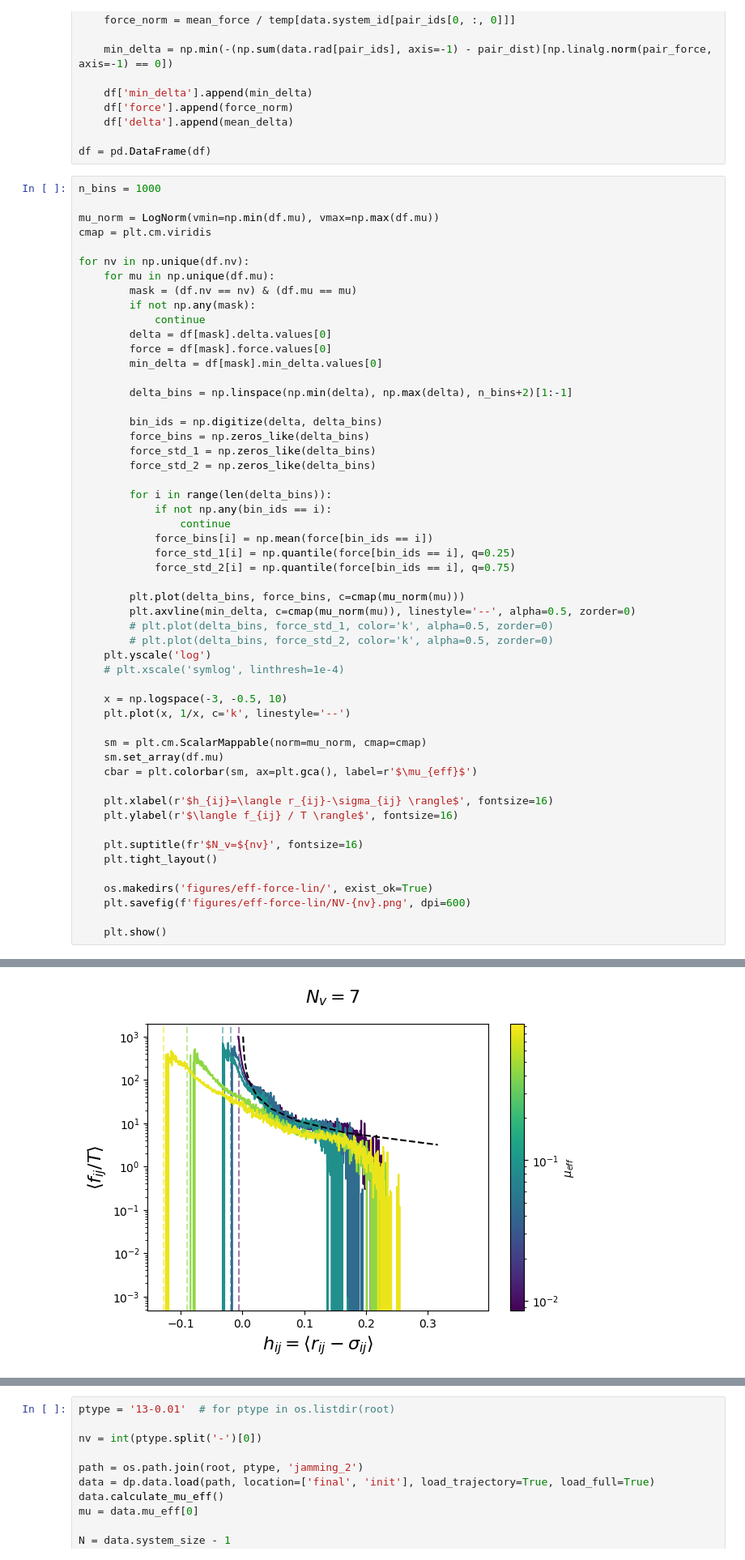
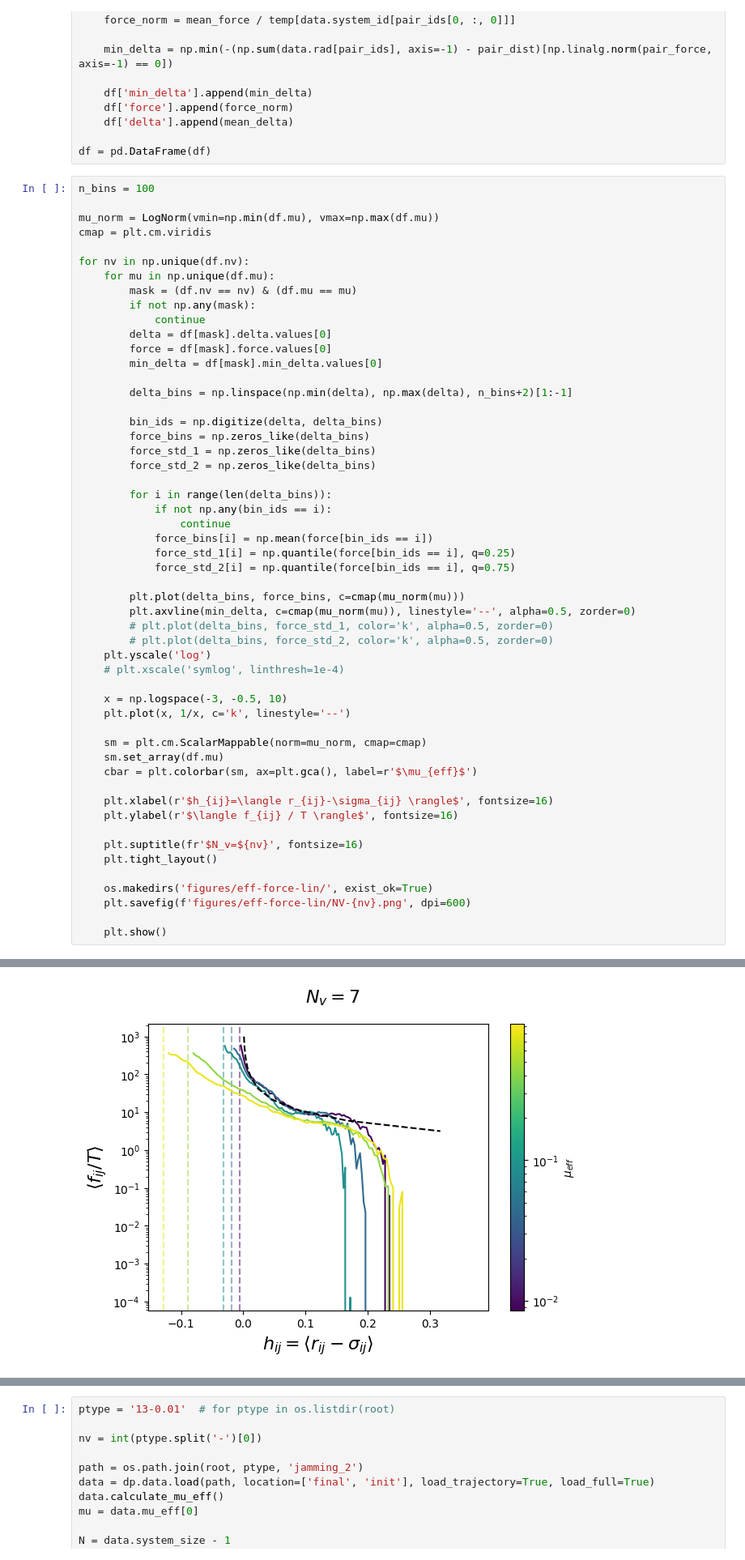
Before and after one commit to mmccraw98/notebooks-fall-25, a Jupyter notebook: 11/effective-potential-bulk-modulus/analyze.ipynb, the cells around one changed output, grey strips where cells are left out. Shown at 81% size. Saved outputs shown, nothing was run; the diff lists cells and outputs as text.

```diff
--- a/11/effective-potential-bulk-modulus/analyze.ipynb
+++ b/11/effective-potential-bulk-modulus/analyze.ipynb
@@ -82,7 +82,7 @@ for ptype in tqdm(os.listdir(root)):
 
 df = pd.DataFrame(df)
 # %%
-n_bins = 1000
+n_bins = 100
 
 mu_norm = LogNorm(vmin=np.min(df.mu), vmax=np.max(df.mu))
 cmap = plt.cm.viridis
@@ -139 +139 @@ for nv in np.unique(df.nv):
-[figure, old version]
+[figure, new version]
```
Also changed, not shown: parts of 3 cells of this notebook, 24 other files.
